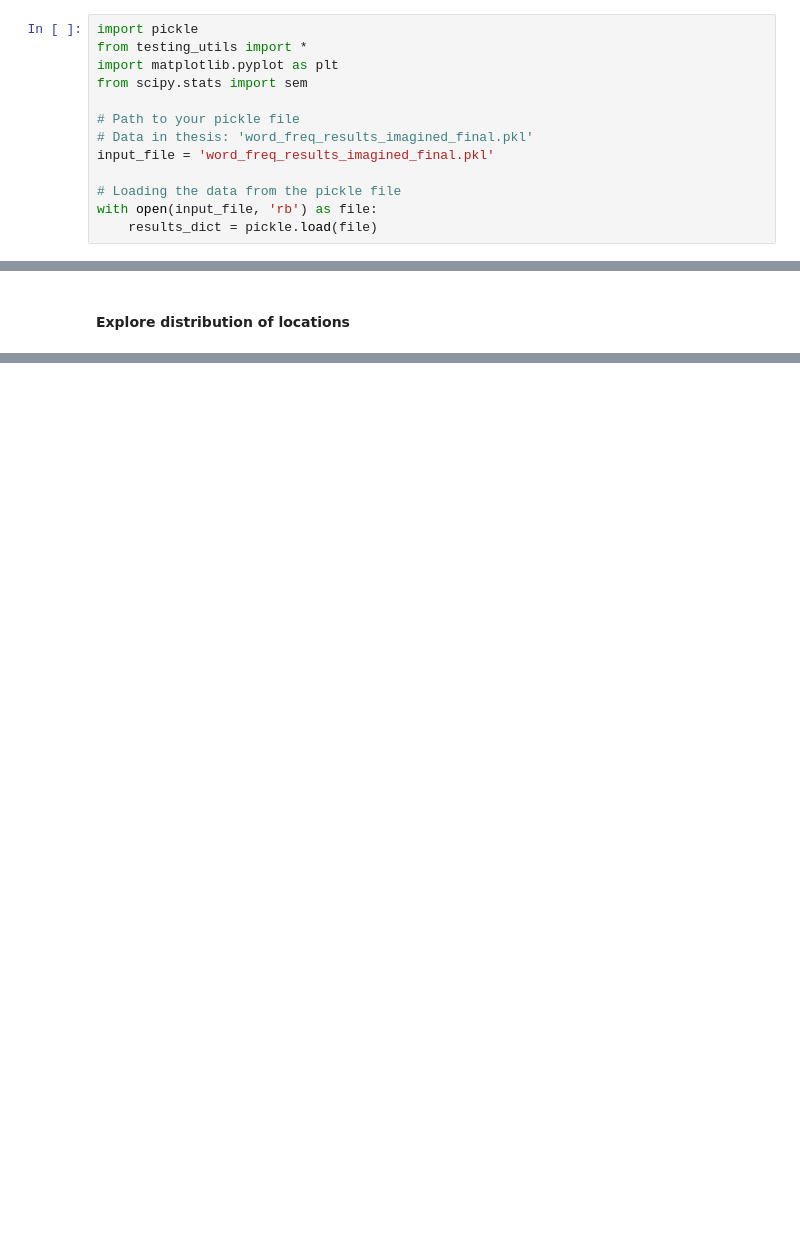
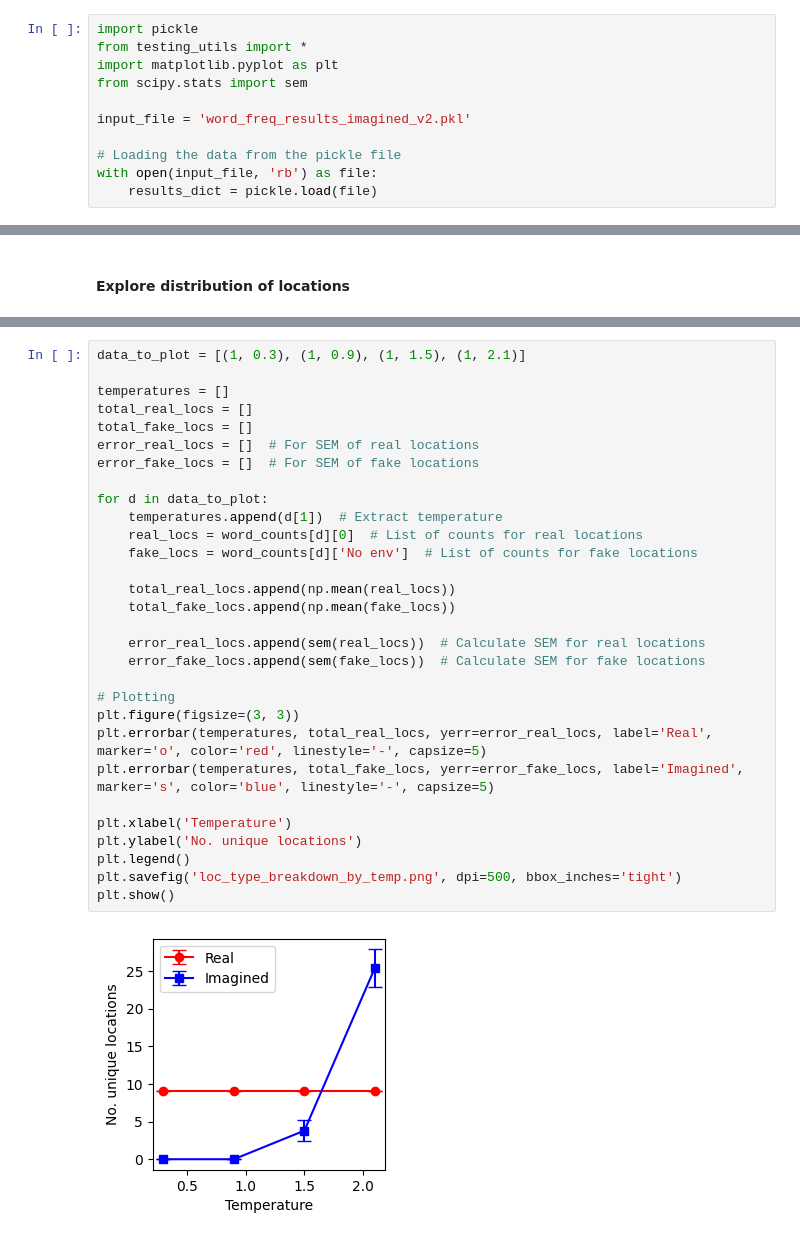
Before and after one commit to ellie-as/sequence-continual-learning, a Jupyter notebook: Analyse generated sequences.ipynb, the cells around one changed output, grey strips where cells are left out. Drawn from its saved outputs; the diff is of its cells as text; blank space fills up the shorter version.

```diff
--- a/Analyse generated sequences.ipynb
+++ b/Analyse generated sequences.ipynb
@@ -6,9 +58,7 @@ from testing_utils import *
 import matplotlib.pyplot as plt
 from scipy.stats import sem
 
-# Path to your pickle file
-# Data in thesis: 'word_freq_results_imagined_final.pkl'
-input_file = 'word_freq_results_imagined_final.pkl'
+input_file = 'word_freq_results_imagined_v2.pkl'
 
 # Loading the data from the pickle file
 with open(input_file, 'rb') as file:
@@ -148,0 +187,32 @@ plt.show()
+# %%
+data_to_plot = [(1, 0.3), (1, 0.9), (1, 1.5), (1, 2.1)]
+
+temperatures = []
+total_real_locs = []
+total_fake_locs = []
+error_real_locs = []  # For SEM of real locations
+error_fake_locs = []  # For SEM of fake locations
+
+for d in data_to_plot:
+    temperatures.append(d[1])  # Extract temperature
+    real_locs = word_counts[d][0]  # List of counts for real locations
+    fake_locs = word_counts[d]['No env']  # List of counts for fake locations
+
+    total_real_locs.append(np.mean(real_locs))
+    total_fake_locs.append(np.mean(fake_locs))
+
+    error_real_locs.append(sem(real_locs))  # Calculate SEM for real locations
+    error_fake_locs.append(sem(fake_locs))  # Calculate SEM for fake locations
+
+# Plotting
+plt.figure(figsize=(3, 3))
+plt.errorbar(temperatures, total_real_locs, yerr=error_real_locs, label='Real', marker='o', color='red', linestyle='-', capsize=5)
+plt.errorbar(temperatures, total_fake_locs, yerr=error_fake_locs, label='Imagined', marker='s', color='blue', linestyle='-', capsize=5)
+
+plt.xlabel('Temperature')
+plt.ylabel('No. unique locations')
+plt.legend()
+plt.savefig('loc_type_breakdown_by_temp.png', dpi=500, bbox_inches='tight')
+plt.show()
+# %% [output]
+[figure, added]
```
Also changed, not shown: parts of 12 cells of this notebook, 3 other files.
